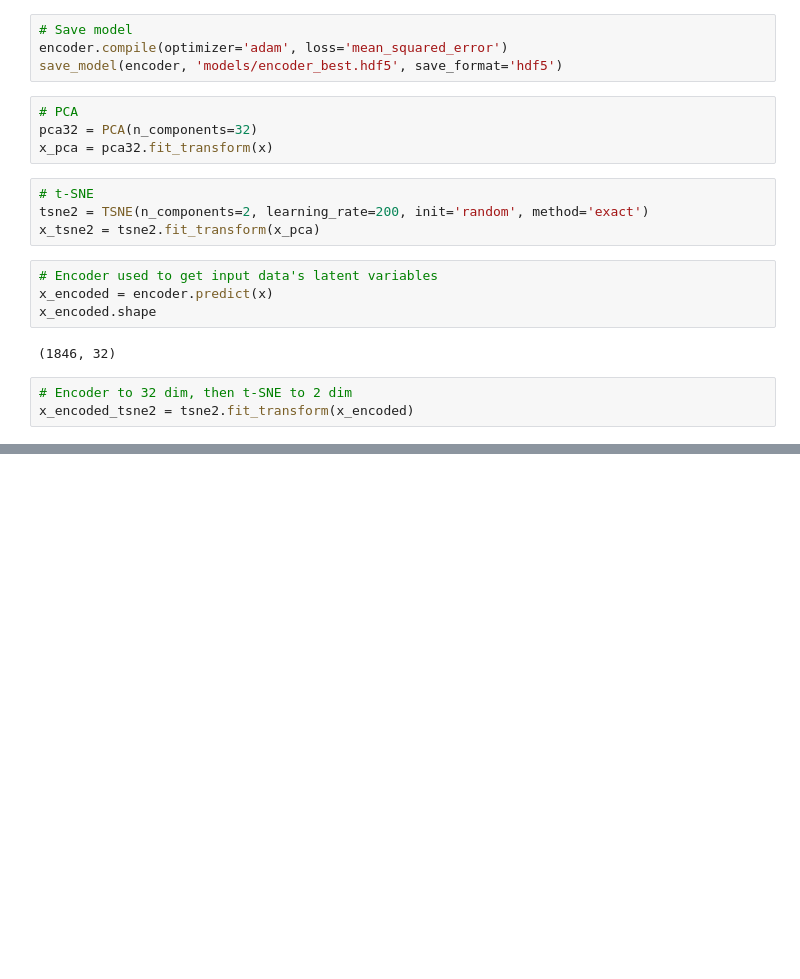
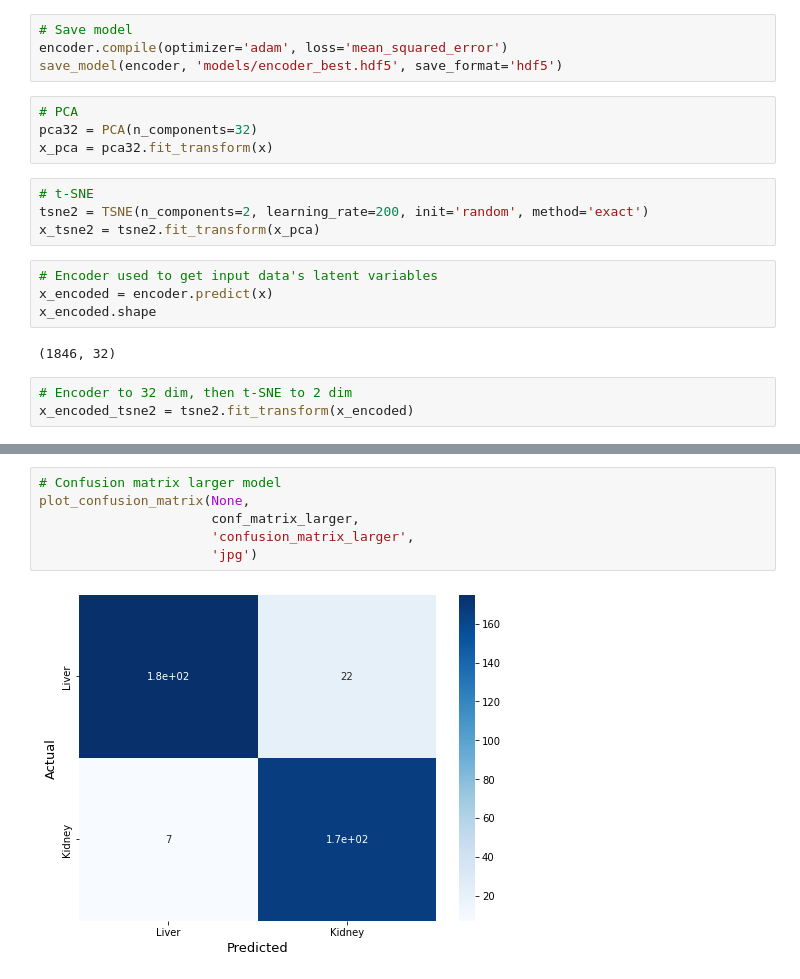
Before and after one commit to UCB-stat-159-s22/hw07-Group14, a Jupyter notebook: Single-cell-analysis.ipynb, the cells around one changed output, grey strips where cells are left out. Saved outputs shown, nothing was run; the diff lists cells and outputs as text; blank space fills up the shorter version.

```diff
--- a/Single-cell-analysis.ipynb
+++ b/Single-cell-analysis.ipynb
@@ -320,0 +593,8 @@ plt.show()
+# %%
+# Confusion matrix larger model
+plot_confusion_matrix(None,
+                      conf_matrix_larger,
+                      'confusion_matrix_larger',
+                      'jpg')
+# %% [output]
+[figure, added]
```
Also changed, not shown: parts of 28 cells of this notebook, 15 other files.
